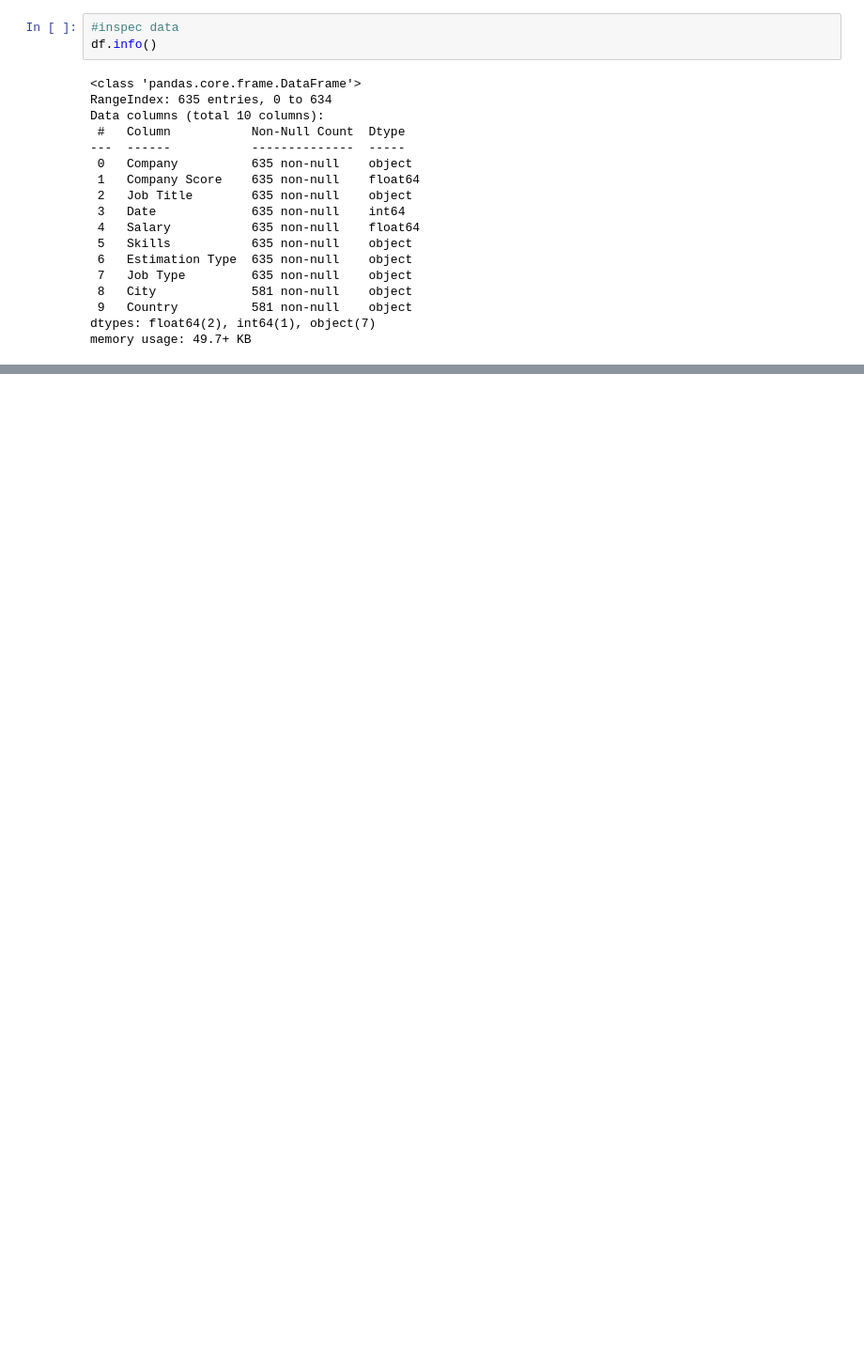
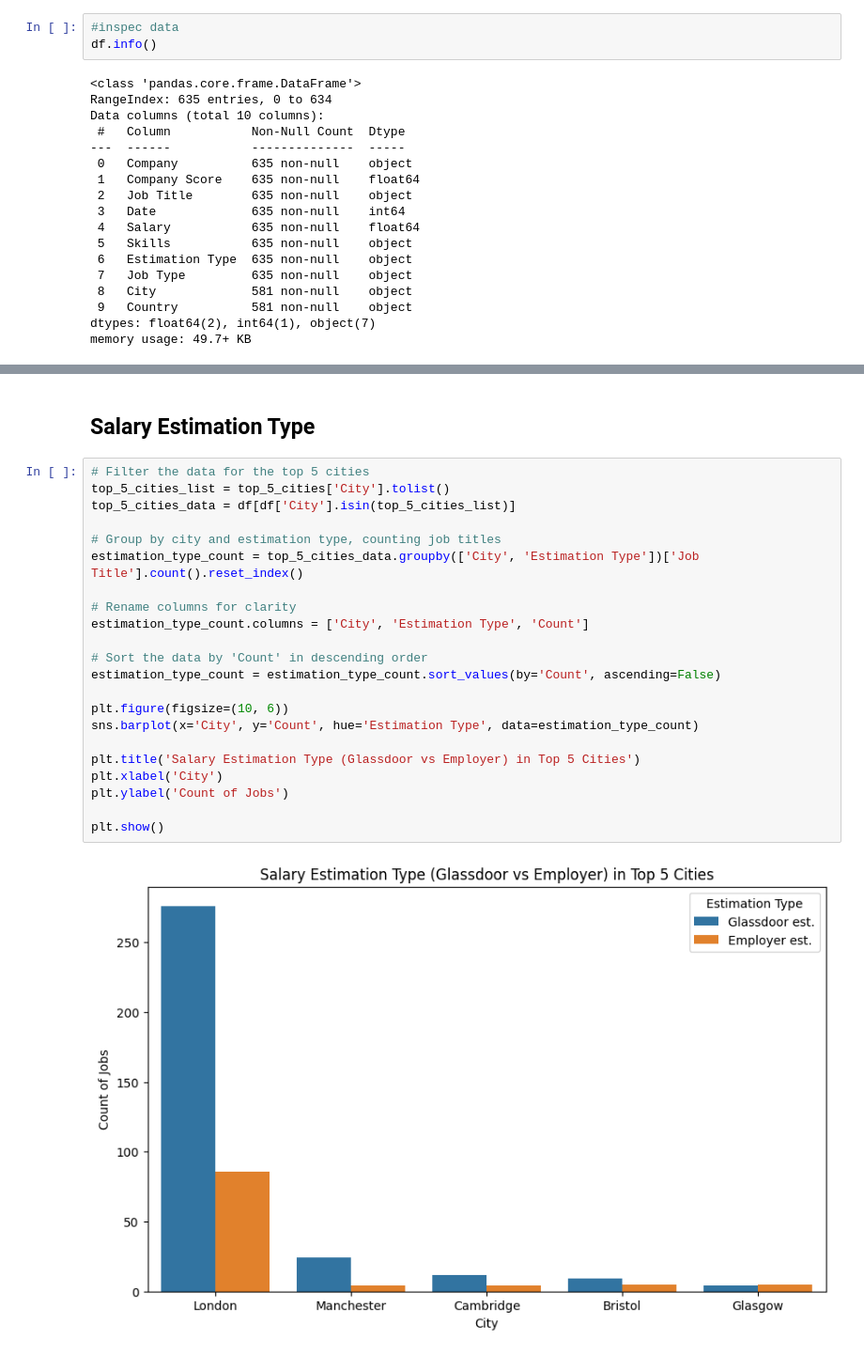
Before and after one commit to InduminaP/UK-Data-Science-Job-Data-Cleaning-Analysis, a Jupyter notebook: Simple Analytics/Analytics.ipynb, the cells around one changed output, grey strips where cells are left out. Shown at 94% size. Drawn from its saved outputs; the diff is of its cells as text; blank space fills up the shorter version.

```diff
--- a/Simple Analytics/Analytics.ipynb
+++ b/Simple Analytics/Analytics.ipynb
@@ -176,0 +85,26 @@ Passing `palette` without assigning `hue` is deprecated and will be removed in v
+# %% [markdown]
+## Salary Estimation Type
+# %%
+# Filter the data for the top 5 cities
+top_5_cities_list = top_5_cities['City'].tolist()
+top_5_cities_data = df[df['City'].isin(top_5_cities_list)]
+
+# Group by city and estimation type, counting job titles
+estimation_type_count = top_5_cities_data.groupby(['City', 'Estimation Type'])['Job Title'].count().reset_index()
+
+# Rename columns for clarity
+estimation_type_count.columns = ['City', 'Estimation Type', 'Count']
+
+# Sort the data by 'Count' in descending order
+estimation_type_count = estimation_type_count.sort_values(by='Count', ascending=False)
+
+plt.figure(figsize=(10, 6))
+sns.barplot(x='City', y='Count', hue='Estimation Type', data=estimation_type_count)
+
+plt.title('Salary Estimation Type (Glassdoor vs Employer) in Top 5 Cities')
+plt.xlabel('City')
+plt.ylabel('Count of Jobs')
+
+plt.show()
+# %% [output]
+[figure, added]
```
Also changed, not shown: parts of 12 cells of this notebook.
